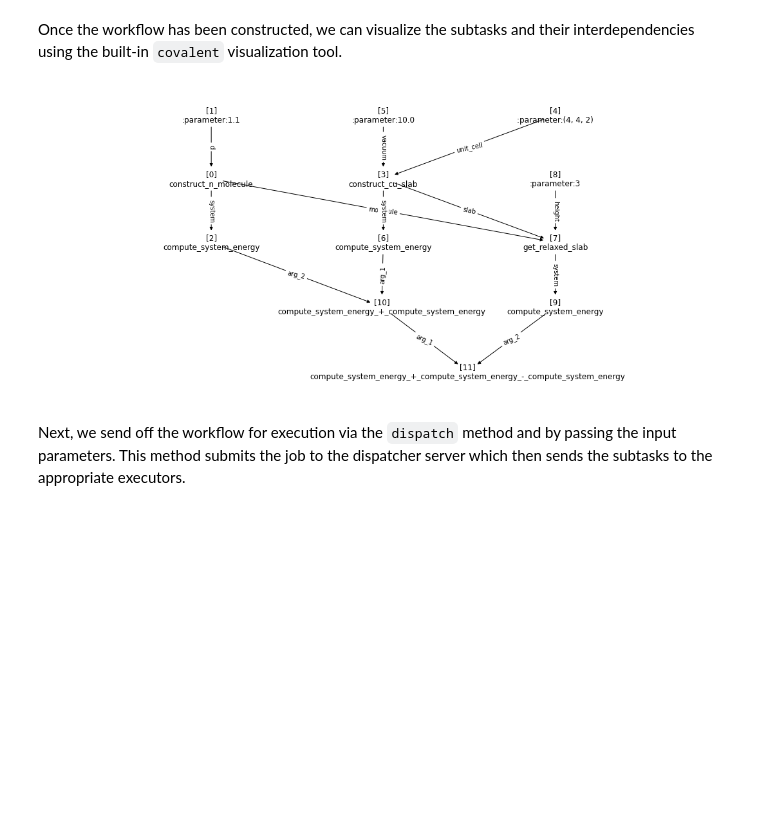
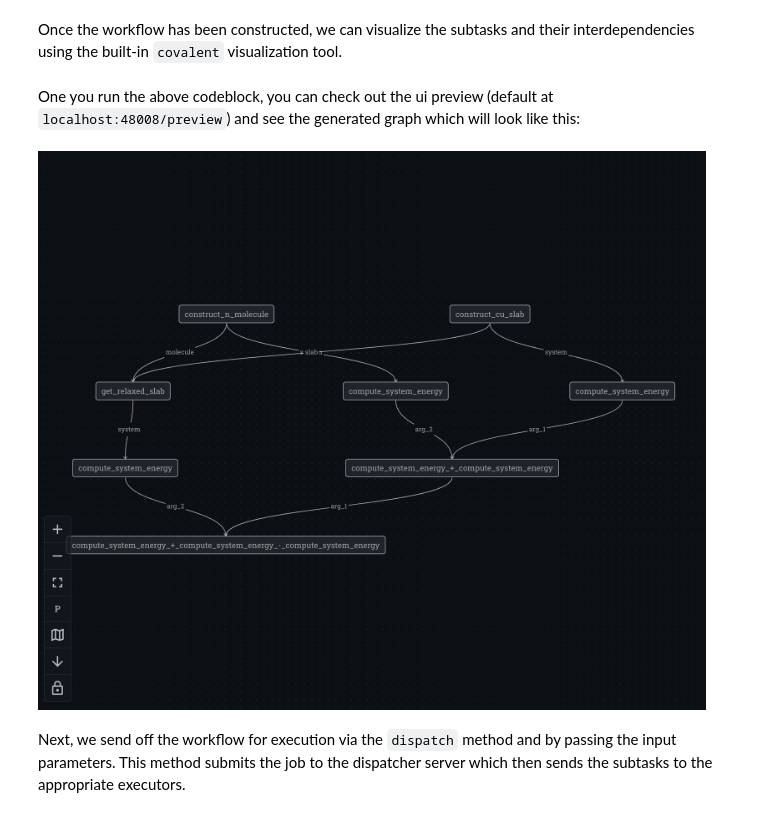
Before and after one commit to AgnostiqHQ/covalent, a Jupyter notebook: doc/source/tutorials/quantum_chemistry/nitrogen_copper_interaction.ipynb, the cells around one changed output. Drawn from its saved outputs; the diff is of its cells as text; code cells hidden in the pictures; blank space fills up the shorter version.

Commit message:
Updated the draw function calls in tutorials

```diff
--- a/doc/source/tutorials/quantum_chemistry/nitrogen_copper_interaction.ipynb
+++ b/doc/source/tutorials/quantum_chemistry/nitrogen_copper_interaction.ipynb
@@ -100,11 +101,3 @@ def compute_energy(initial_height=3, distance=1.10):
     return final_result
 # %% [markdown]
 Once the workflow has been constructed, we can visualize the subtasks and their interdependencies using the built-in `covalent` visualization tool.
-# %%
-import matplotlib.pyplot as plt
-
-fig, ax = plt.subplots(1, 1, figsize=(15, 7))
-compute_energy.draw_inline(initial_height=3, distance=1.10, ax=ax)
-plt.show()
-# %% [output]
-[figure, removed]
@@ -111,3 +106,10 @@ plt.show()
+# %% [markdown]
+One you run the above codeblock, you can check out the ui preview (default at `localhost:48008/preview`) and see the generated graph which will look like this:
+# %%
+from IPython import display
+display.Image("graphs/compute_energy.png")
+# %% [output]
+[figure, added]
 # %% [markdown]
 Next, we send off the workflow for execution via the `dispatch` method and by passing the input parameters. This method submits the job to the dispatcher server which then sends the subtasks to the appropriate executors.
 # %%
```
Also changed, not shown: parts of 9 cells of this notebook, 6 other files.
